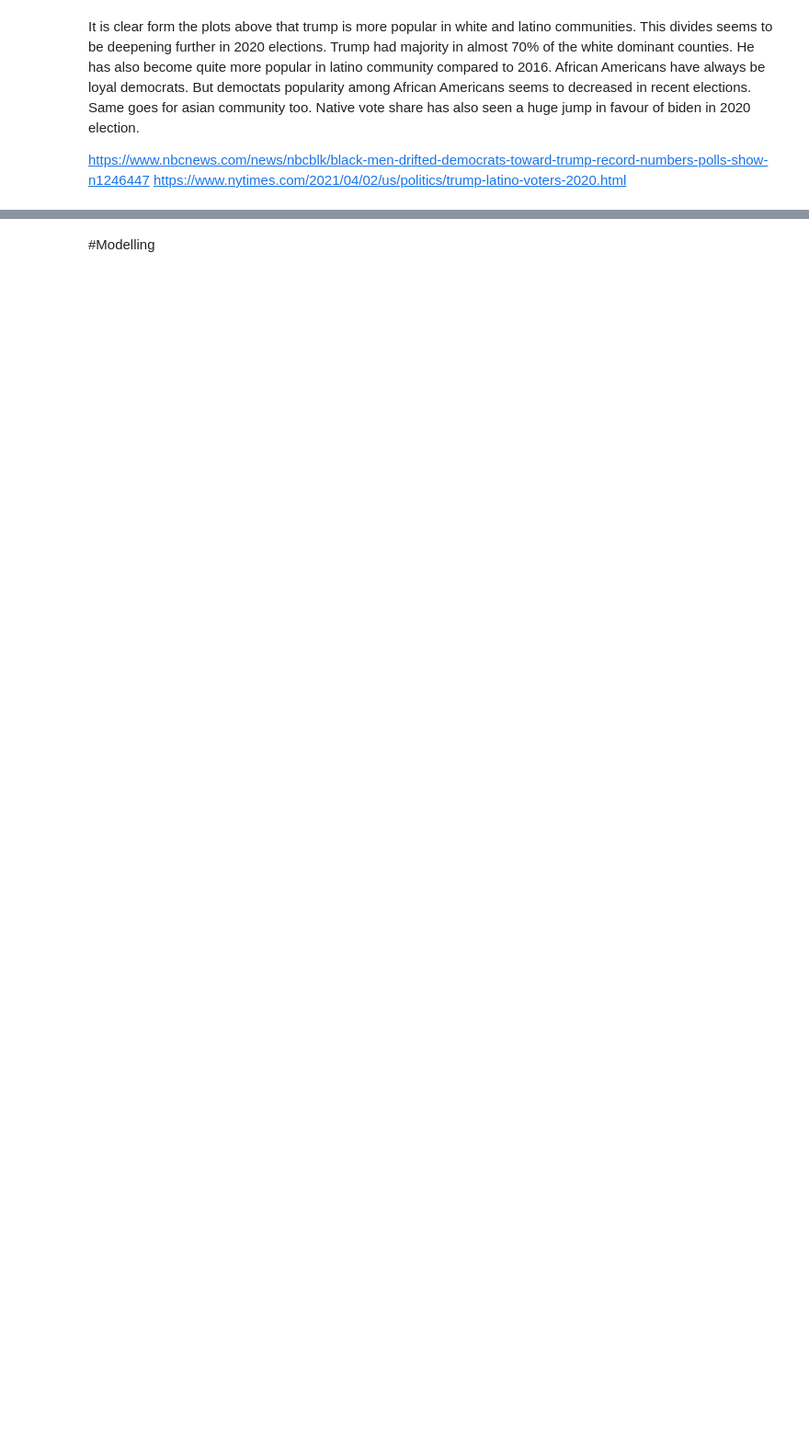
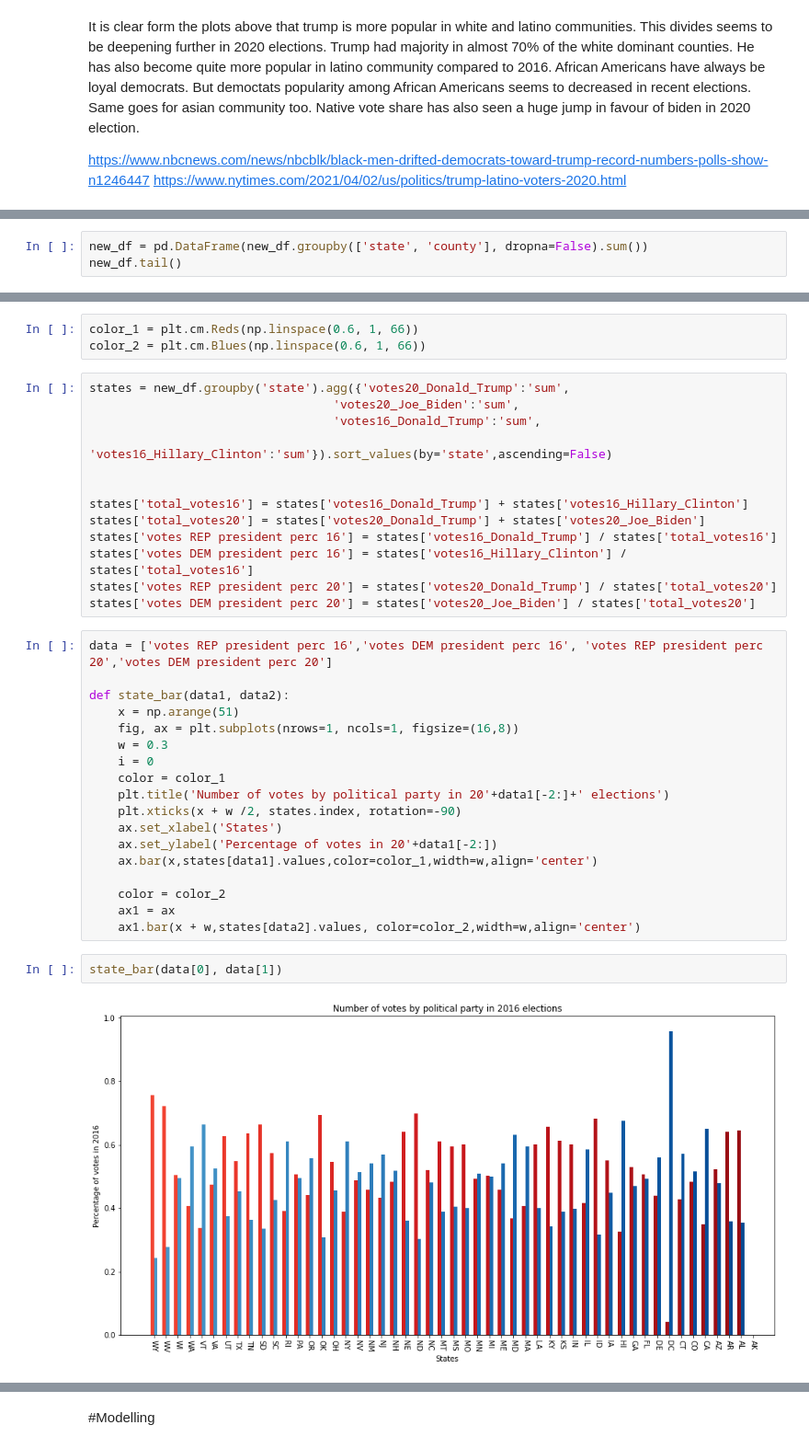
Before and after one commit to amiegirl/Arima_HDSC_winter_2022, a Jupyter notebook: Predicting_Influence_Update.ipynb, the cells around one changed output, grey strips where cells are left out. Shown at 92% size. Drawn from its saved outputs; the diff is of its cells as text; blank space fills up the shorter version.

```diff
--- a/Predicting_Influence_Update.ipynb
+++ b/Predicting_Influence_Update.ipynb
@@ -231,0 +255,3 @@ https://www.nytimes.com/2021/04/02/us/politics/trump-latino-voters-2020.html
+# %%
+new_df = pd.DataFrame(new_df.groupby(['state', 'county'], dropna=False).sum())
+new_df.tail()
@@ -231,0 +266,38 @@ https://www.nytimes.com/2021/04/02/us/politics/trump-latino-voters-2020.html
+# %%
+color_1 = plt.cm.Reds(np.linspace(0.6, 1, 66))
+color_2 = plt.cm.Blues(np.linspace(0.6, 1, 66))
+# %%
+states = new_df.groupby('state').agg({'votes20_Donald_Trump':'sum',
+                                  'votes20_Joe_Biden':'sum',
+                                  'votes16_Donald_Trump':'sum',
+                                  'votes16_Hillary_Clinton':'sum'}).sort_values(by='state',ascending=False)
+
+
+states['total_votes16'] = states['votes16_Donald_Trump'] + states['votes16_Hillary_Clinton']
+states['total_votes20'] = states['votes20_Donald_Trump'] + states['votes20_Joe_Biden']
+states['votes REP president perc 16'] = states['votes16_Donald_Trump'] / states['total_votes16']
+states['votes DEM president perc 16'] = states['votes16_Hillary_Clinton'] / states['total_votes16']
+states['votes REP president perc 20'] = states['votes20_Donald_Trump'] / states['total_votes20']
+states['votes DEM president perc 20'] = states['votes20_Joe_Biden'] / states['total_votes20']
+# %%
+data = ['votes REP president perc 16','votes DEM president perc 16', 'votes REP president perc 20','votes DEM president perc 20']
+
+def state_bar(data1, data2):
+    x = np.arange(51)
+    fig, ax = plt.subplots(nrows=1, ncols=1, figsize=(16,8))
+    w = 0.3
+    i = 0
+    color = color_1
+    plt.title('Number of votes by political party in 20'+data1[-2:]+' elections')
+    plt.xticks(x + w /2, states.index, rotation=-90)
+    ax.set_xlabel('States')
+    ax.set_ylabel('Percentage of votes in 20'+data1[-2:])
+    ax.bar(x,states[data1].values,color=color_1,width=w,align='center')
+
+    color = color_2
+    ax1 = ax
+    ax1.bar(x + w,states[data2].values, color=color_2,width=w,align='center')
+# %%
+state_bar(data[0], data[1])
+# %% [output]
+[figure, added]
```
Also changed, not shown: parts of 34 cells of this notebook.
